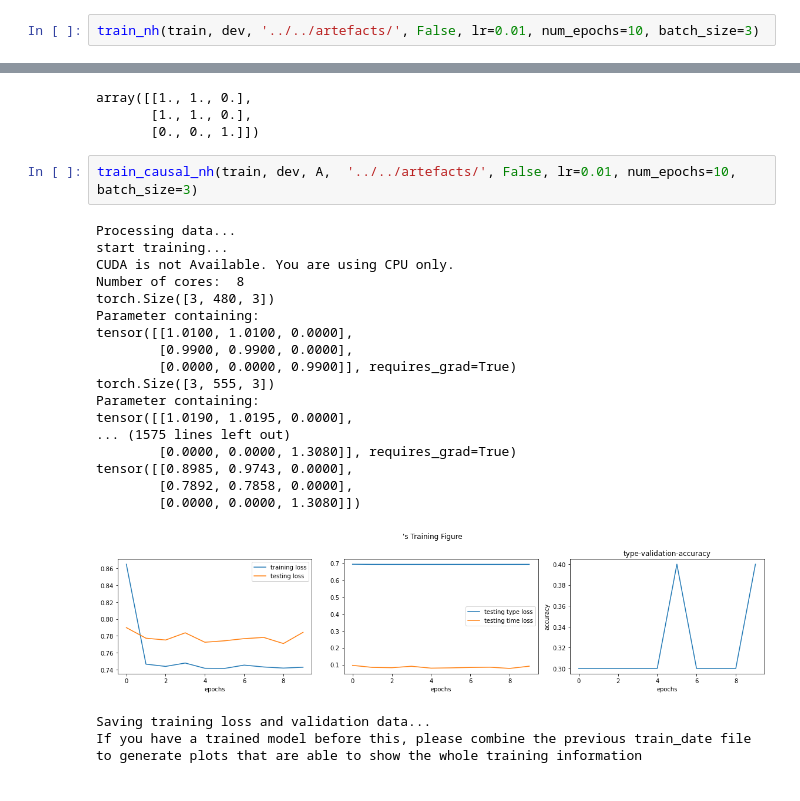
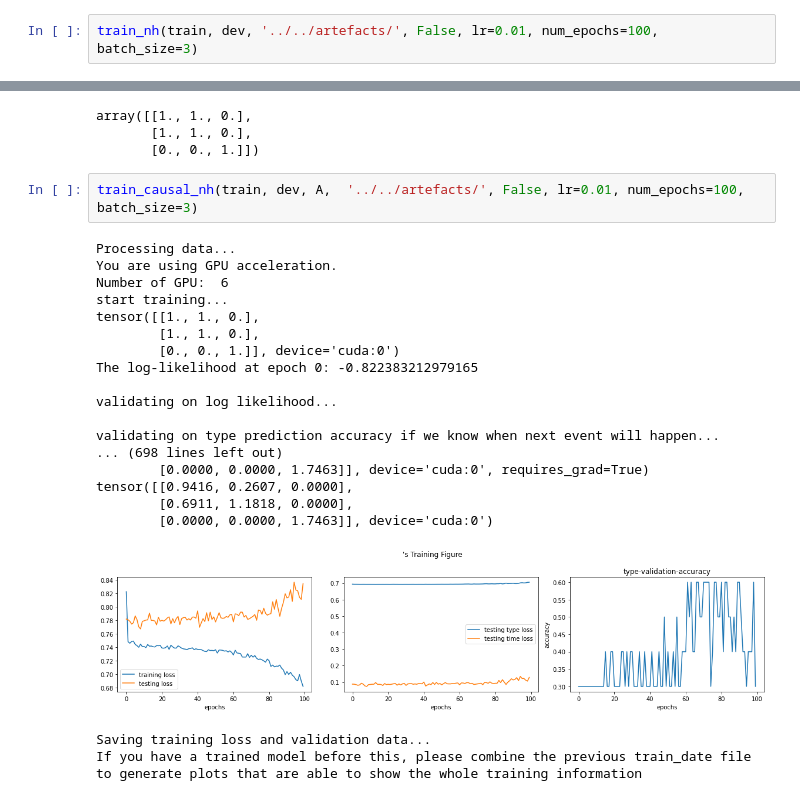
Before and after one commit to Darkmotion/Causality-based-event-sequence-modelling, a Jupyter notebook: causal_nh/notebooks/Train_NeuralHawkes.ipynb, the cells around one changed output, grey strips where cells are left out. Drawn from its saved outputs; the diff is of its cells as text.

```diff
--- a/causal_nh/notebooks/Train_NeuralHawkes.ipynb
+++ b/causal_nh/notebooks/Train_NeuralHawkes.ipynb
@@ -18,5 +21,5 @@ from causal_nh.train import train_nh, train_causal_nh, train_causal_nh_v2
 # %%
-train_nh(train, dev, '../../artefacts/', False, lr=0.01, num_epochs=10, batch_size=3)
+train_nh(train, dev, '../../artefacts/', False, lr=0.01, num_epochs=100, batch_size=3)
 # %% [output]
 Processing data...
 start training...
@@ -53,26 +54,26 @@ array([[1., 1., 0.],
        [1., 1., 0.],
        [0., 0., 1.]])
 # %%
-train_causal_nh(train, dev, A,  '../../artefacts/', False, lr=0.01, num_epochs=10, batch_size=3)
+train_causal_nh(train, dev, A,  '../../artefacts/', False, lr=0.01, num_epochs=100, batch_size=3)
 # %% [output]
 Processing data...
+You are using GPU acceleration.
+Number of GPU:  6
 start training...
-CUDA is not Available. You are using CPU only.
-Number of cores:  8
-torch.Size([3, 480, 3])
-Parameter containing:
-tensor([[1.0100, 1.0100, 0.0000],
-        [0.9900, 0.9900, 0.0000],
-        [0.0000, 0.0000, 0.9900]], requires_grad=True)
-torch.Size([3, 555, 3])
-Parameter containing:
-tensor([[1.0190, 1.0195, 0.0000],
-... (1575 lines left out)
-        [0.0000, 0.0000, 1.3080]], requires_grad=True)
-tensor([[0.8985, 0.9743, 0.0000],
-        [0.7892, 0.7858, 0.0000],
-        [0.0000, 0.0000, 1.3080]])
+tensor([[1., 1., 0.],
+        [1., 1., 0.],
+        [0., 0., 1.]], device='cuda:0')
+The log-likelihood at epoch 0: -0.822383212979165
+
+validating on log likelihood...
+
+validating on type prediction accuracy if we know when next event will happen...
+... (698 lines left out)
+        [0.0000, 0.0000, 1.7463]], device='cuda:0', requires_grad=True)
+tensor([[0.9416, 0.2607, 0.0000],
+        [0.6911, 1.1818, 0.0000],
+        [0.0000, 0.0000, 1.7463]], device='cuda:0')
-[figure, old version]
+[figure, new version]
 Saving training loss and validation data...
 If you have a trained model before this, please combine the previous train_date file to generate plots that are able to show the whole training information
 # %%
```
Also changed, not shown: parts of 4 cells of this notebook, 2 other files.
